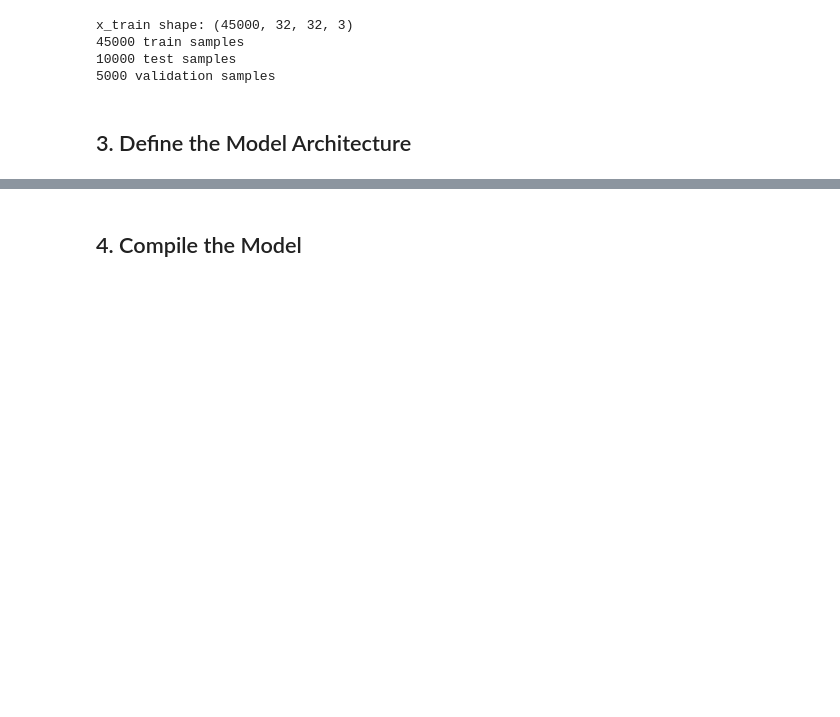
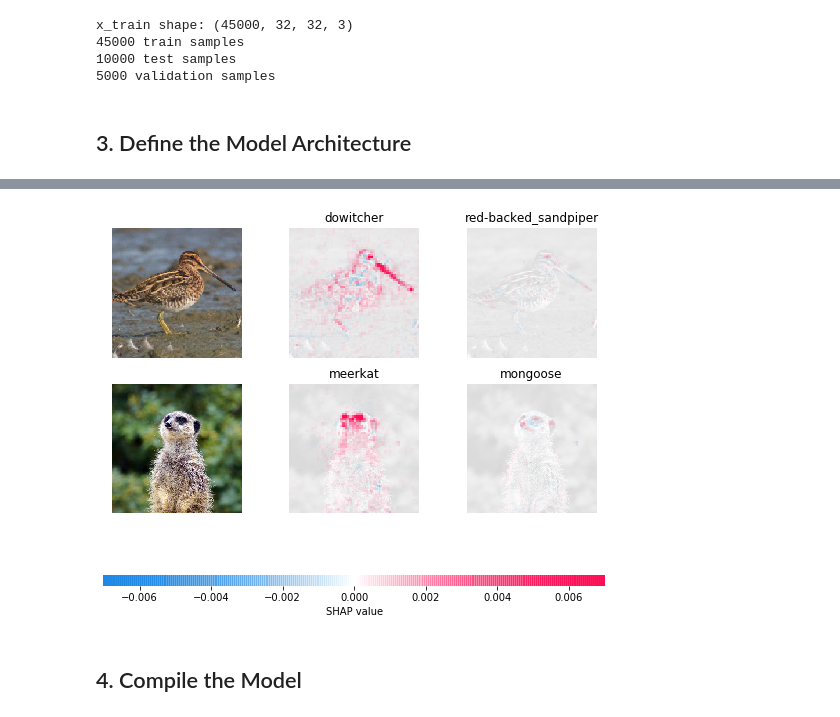
Before and after one commit to AnoushAtayan/Presentations, a Jupyter notebook: CNN-checkpoint.ipynb, the cells around one changed output, grey strips where cells are left out. Saved outputs shown, nothing was run; the diff lists cells and outputs as text; code cells hidden in the pictures; blank space fills up the shorter version.

Commit message:
added shap

```diff
--- a/CNN-checkpoint.ipynb
+++ b/CNN-checkpoint.ipynb
@@ -319,6 +319,43 @@ Total params: 528,054
 Trainable params: 528,054
 Non-trainable params: 0
 _________________________________________________________________
+# %%
+from keras.applications.vgg16 import VGG16
+from keras.applications.vgg16 import preprocess_input
+import keras.backend as K
+import numpy as np
+import json
+import shap
+
+# load pre-trained model and choose two images to explain
+model = VGG16(weights='imagenet', include_top=True)
+X,y = shap.datasets.imagenet50()
+to_explain = X[[39,41]]
+
+# load the ImageNet class names
+url = "https://s3.amazonaws.com/deep-learning-models/image-models/imagenet_class_index.json"
+fname = shap.datasets.cache(url)
+with open(fname) as f:
+    class_names = json.load(f)
+
+# explain how the input to the 7th layer of the model explains the top two classes
+def map2layer(x, layer):
+    feed_dict = dict(zip([model.layers[0].input], [preprocess_input(x.copy())]))
+    return K.get_session().run(model.layers[layer].input, feed_dict)
+e = shap.GradientExplainer(
+    (model.layers[7].input, model.layers[-1].output),
+    map2layer(X, 7),
+    local_smoothing=0 # std dev of smoothing noise
+)
+shap_values,indexes = e.shap_values(map2layer(to_explain, 7), ranked_outputs=2)
+
+# get the names for the classes
+index_names = np.vectorize(lambda x: class_names[str(x)][1])(indexes)
+
+# plot the explanations
+shap.image_plot(shap_values, to_explain, index_names)
+# %% [output]
+[figure, added]
 # %% [markdown]
 ## 4. Compile the Model
 # %%
```
Also changed, not shown: parts of 2 cells of this notebook, 4 other files.
